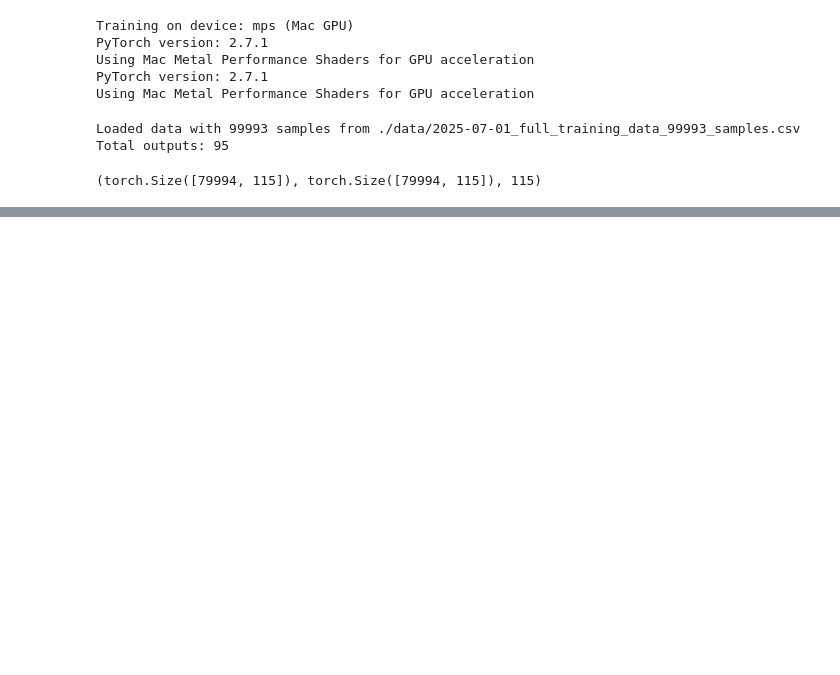
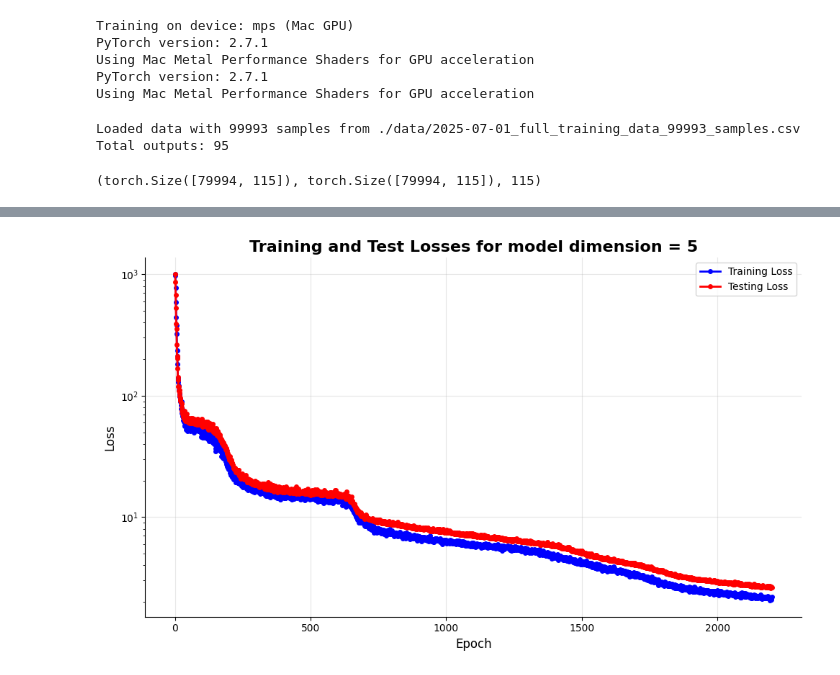
Before and after one commit to mathyharsha/metabolic-NN-harsha, a Jupyter notebook: transformer_from_scratch.ipynb, the cells around one changed output, grey strips where cells are left out. Cells and saved outputs as stored; diff of their text form; code cells hidden in the pictures; blank space fills up the shorter version.

```diff
--- a/transformer_from_scratch.ipynb
+++ b/transformer_from_scratch.ipynb
@@ -526,4 +509,4 @@ Training Completed
 # %%
-average_losses_5_10, trained_model_5_10 = train_model(5,10)
+average_losses_5_10, test_losses_5_10, trained_model_5_10 = train_model(5,10)
 # %% [output]
 Adjusted batch size for Mac GPU: 10
@@ -545 +518,5 @@ Epoch [2200/2200] completed. Average Loss:  2.1686
 Training Completed
+# %%
+plot_loss(average_losses_5_10,test_losses_5_10,d_model=5)
+# %% [output]
+[figure, added]
```
Also changed, not shown: parts of 14 cells of this notebook.
